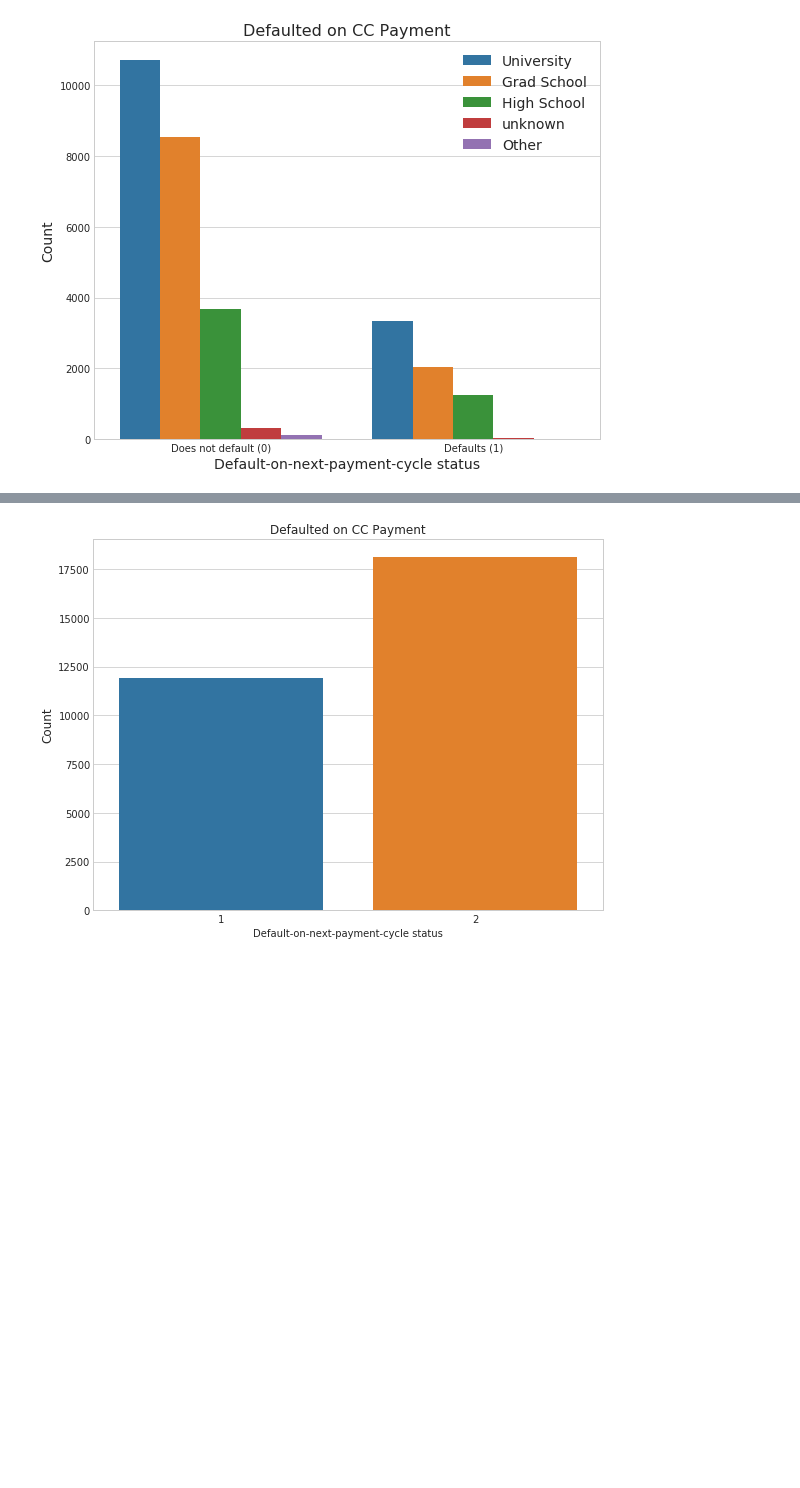
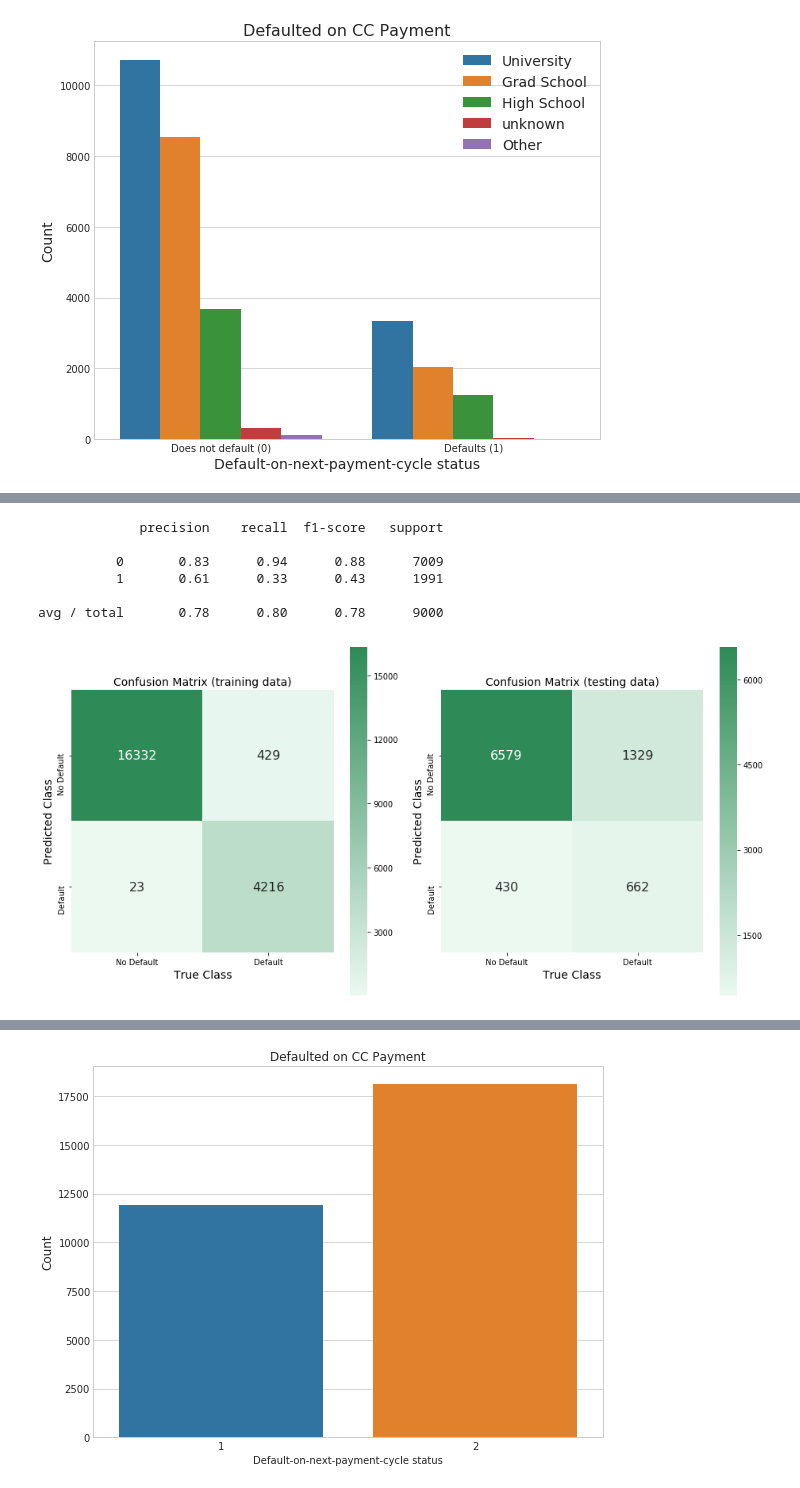
Before and after one commit to MattTriano/personal_site_public, a Jupyter notebook: Credit_Card_data.ipynb, the cells around one changed output, grey strips where cells are left out. Cells and saved outputs as stored; diff of their text form; code cells hidden in the pictures; blank space fills up the shorter version.

Commit message:
Made a fair amount of progress working making figures and implementing a preliminary model

```diff
--- a/Credit_Card_data.ipynb
+++ b/Credit_Card_data.ipynb
@@ -210,0 +330,13 @@ Percent of Unknowns who defaulted:           8.15%
+# %%
+cc_data_copy = cc_data.copy()
+print('Pre-NaN:  cc_data["EDUCATION"].count(): {}'
+      .format(cc_data['EDUCATION'].count()))
+print('Pre-NaN:  cc_data_copy["EDUCATION"].count(): {}'
+      .format(cc_data_copy['EDUCATION'].count()))
+
+cc_data_copy.loc[cc_data_copy['EDUCATION'].isin([0,5,6]),'EDUCATION'] = np.nan
+
+print('Post-NaN: cc_data["EDUCATION"].count(): {}'
+      .format(cc_data['EDUCATION'].count()))
+print('Post-NaN: cc_data_copy["EDUCATION"].count(): {}'
+      .format(cc_data_copy['EDUCATION'].count()))
@@ -210,0 +352,23 @@ Percent of Unknowns who defaulted:           8.15%
+# %%
+X_train, X_test, y_train, y_test = train_test_split(cc_data_copy,
+                                                    cc_target,
+                                                    test_size=0.3,
+                                                    random_state=nb_seed,
+                                                    stratify=cc_target)
+# %%
+steps = [('imputation', Imputer(missing_values='NaN', strategy='most_frequent', axis=0)),
+         ('r_forest', RandomForestClassifier())]
+pipeline = Pipeline(steps)
+# %%
+pipeline.fit(X_train, y_train)
+y_pred = pipeline.predict(X_test)
+print(classification_report(y_test, y_pred))
+confusion_mat_plotter(pipeline, X_train, X_test, y_train, y_test, ['No Default', 'Default'])
+# %% [output]
+             precision    recall  f1-score   support
+
+          0       0.83      0.94      0.88      7009
+          1       0.61      0.33      0.43      1991
+
+avg / total       0.78      0.80      0.78      9000
+[figure, added]
```
Also changed, not shown: parts of 38 cells of this notebook.
